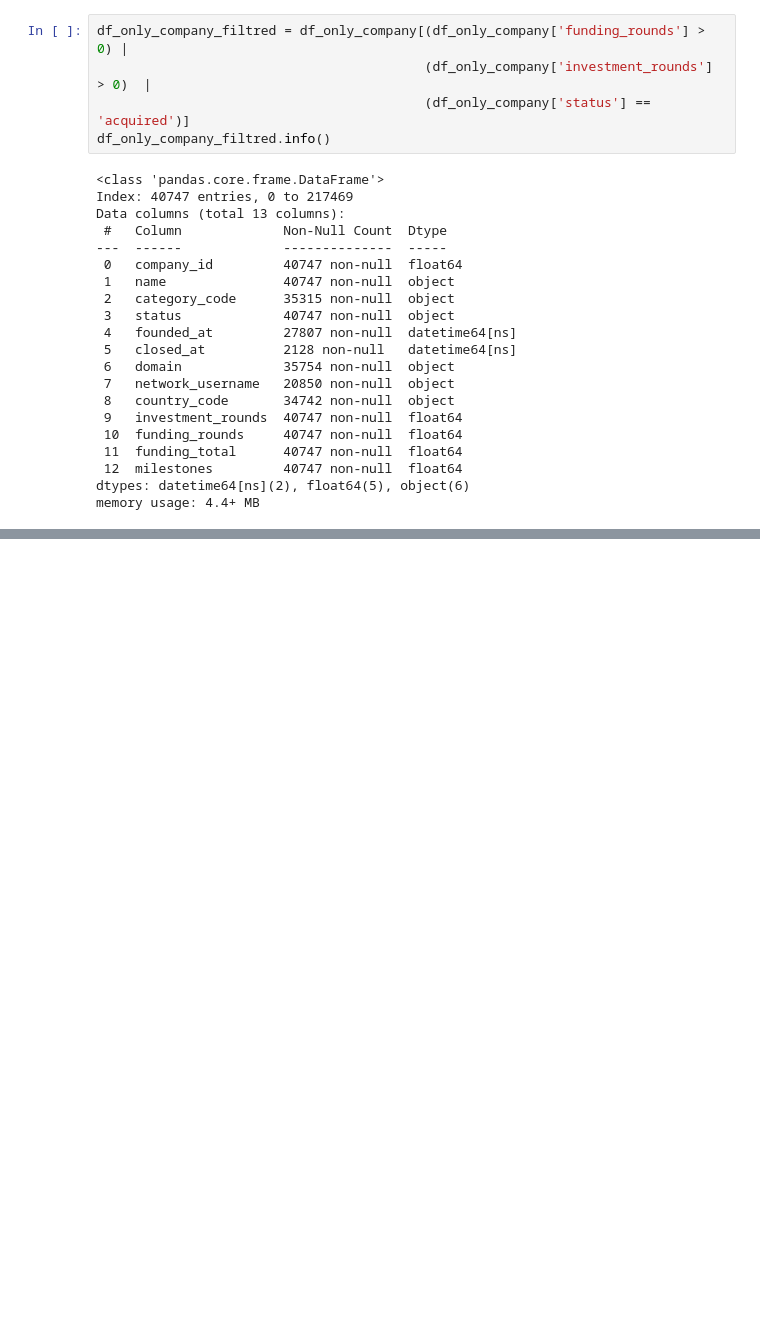
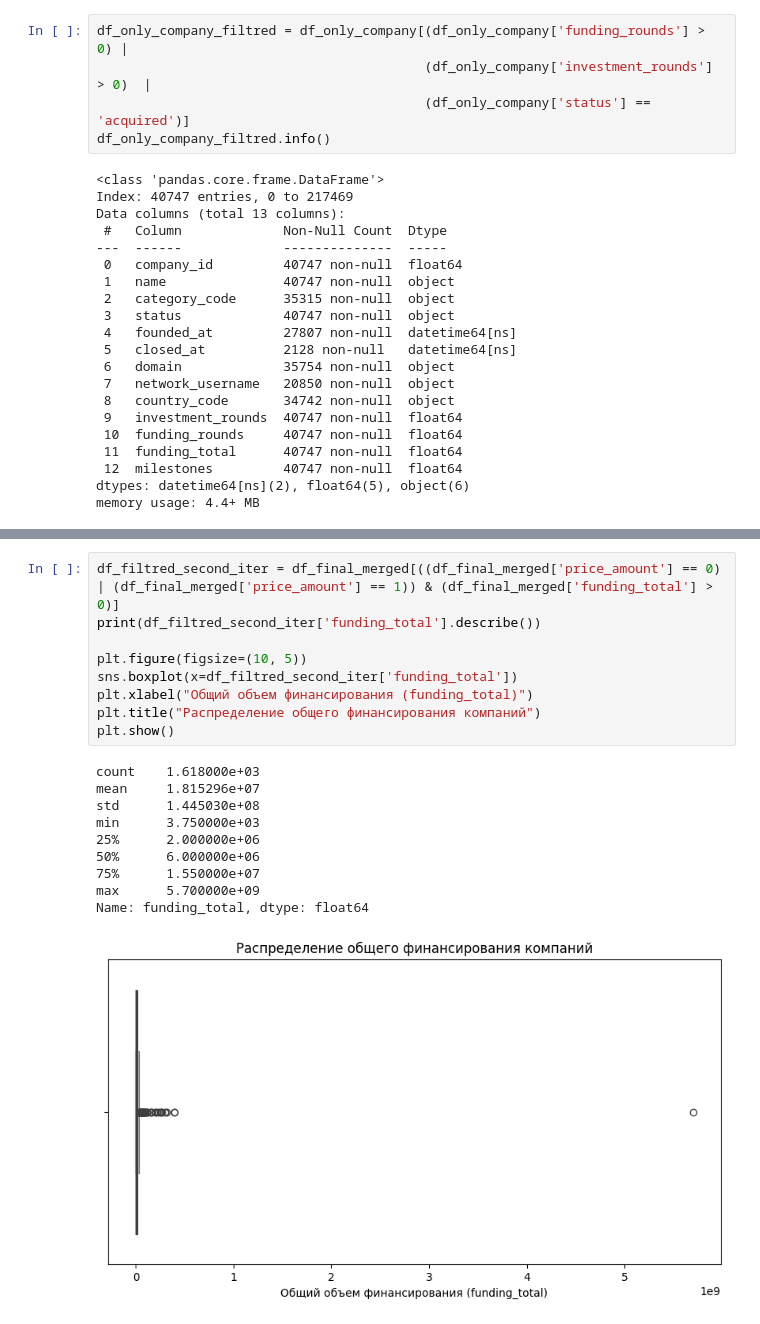
Before and after one commit to PsychoCoderrr/YPracticumProjects, a Jupyter notebook: FinalPythonProjectVer3.ipynb, the cells around one changed output, grey strips where cells are left out. Cells and saved outputs as stored; diff of their text form; blank space fills up the shorter version.

```diff
--- a/FinalPythonProjectVer3.ipynb
+++ b/FinalPythonProjectVer3.ipynb
@@ -894,0 +938,20 @@ df_final_merged.head()
+# %%
+df_filtred_second_iter = df_final_merged[((df_final_merged['price_amount'] == 0) | (df_final_merged['price_amount'] == 1)) & (df_final_merged['funding_total'] > 0)]
+print(df_filtred_second_iter['funding_total'].describe())
+
+plt.figure(figsize=(10, 5))
+sns.boxplot(x=df_filtred_second_iter['funding_total'])
+plt.xlabel("Общий объем финансирования (funding_total)")
+plt.title("Распределение общего финансирования компаний")
+plt.show()
+# %% [output]
+count    1.618000e+03
+mean     1.815296e+07
+std      1.445030e+08
+min      3.750000e+03
+25%      2.000000e+06
+50%      6.000000e+06
+75%      1.550000e+07
+max      5.700000e+09
+Name: funding_total, dtype: float64
+[figure, added]
```
Also changed, not shown: parts of 8 cells of this notebook.
